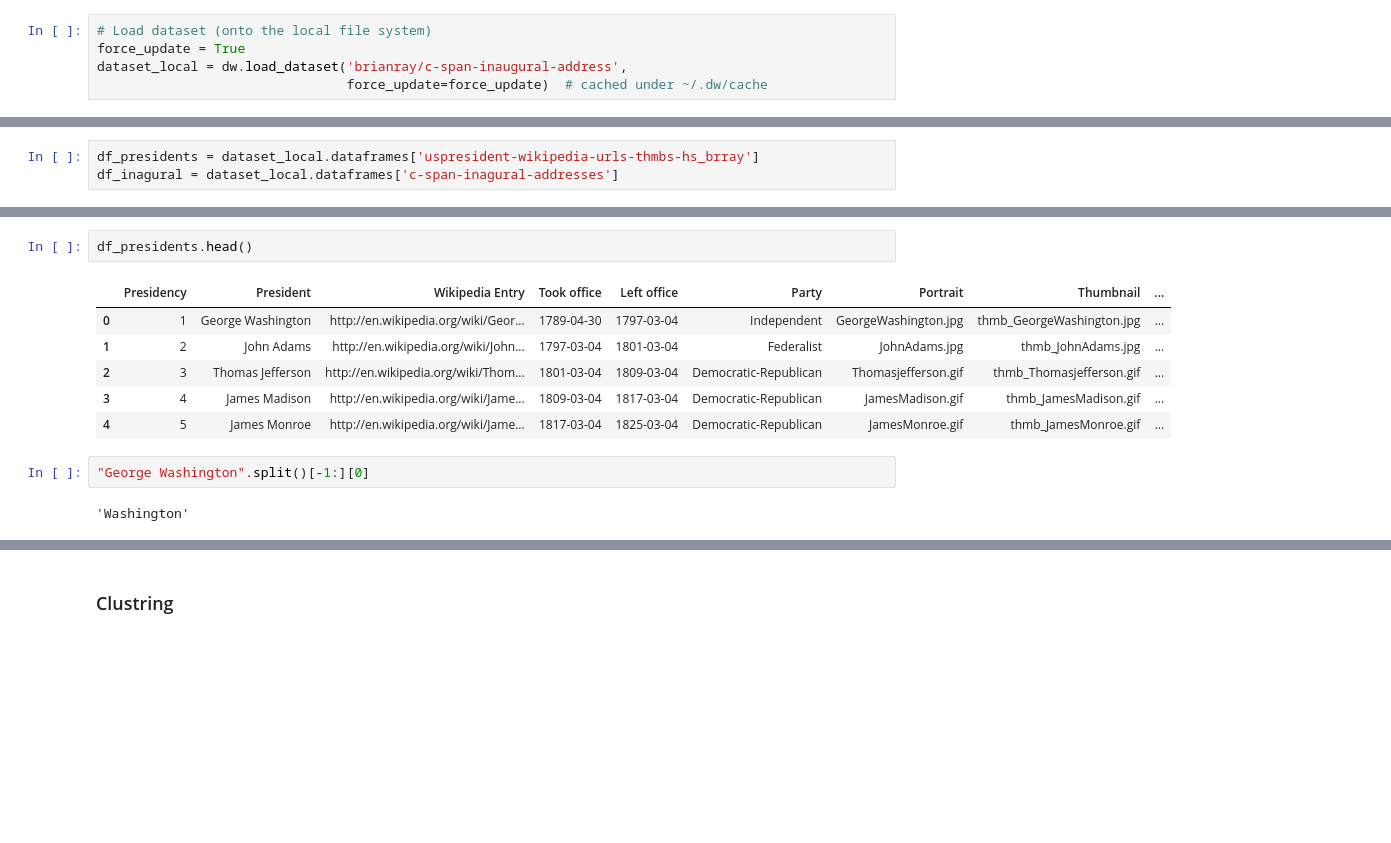
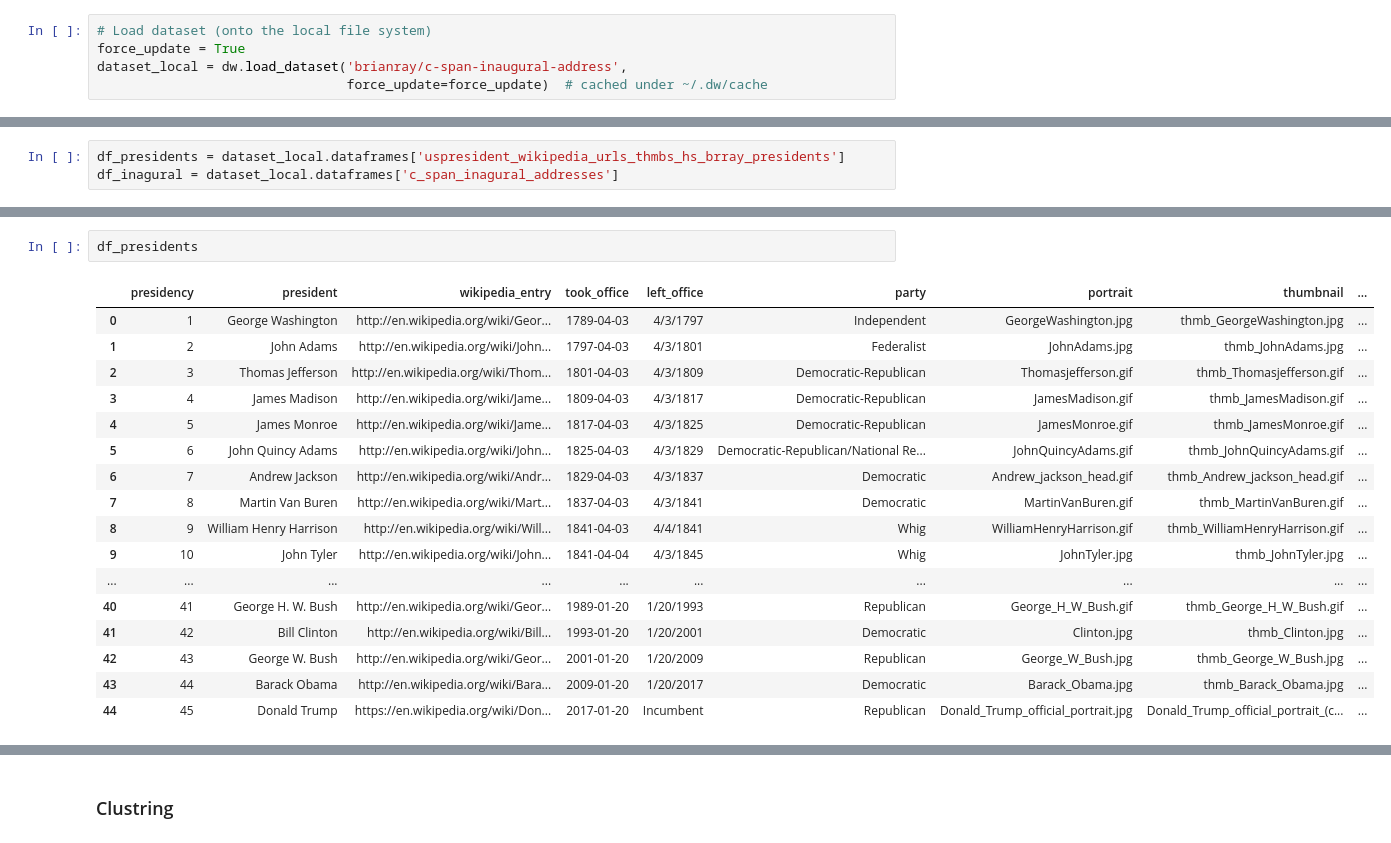
Before and after one commit to brianray/data.world-scripts, a Jupyter notebook: inauguration exploration-datadotworld-doc2vec.ipynb, the cells around one changed output, grey strips where cells are left out. Saved outputs shown, nothing was run; the diff lists cells and outputs as text; blank space fills up the shorter version.

```diff
--- a/inauguration exploration-datadotworld-doc2vec.ipynb
+++ b/inauguration exploration-datadotworld-doc2vec.ipynb
@@ -48,4 +58,4 @@ LazyLoadedDict({'uspresident-wikipedia-urls-thmbs-hs_brray': LazyLoadedValue(<pa
 # %%
-df_presidents = dataset_local.dataframes['uspresident-wikipedia-urls-thmbs-hs_brray']
-df_inagural = dataset_local.dataframes['c-span-inagural-addresses']
+df_presidents = dataset_local.dataframes['uspresident_wikipedia_urls_thmbs_hs_brray_presidents']
+df_inagural = dataset_local.dataframes['c_span_inagural_addresses']
 # %%
@@ -60,13 +81,20 @@ df_inagural.head()
 # %%
-df_presidents.head()
+df_presidents
 # %% [output]
-|  | Presidency | President | Wikipedia Entry | Took office | Left office | Party | Portrait | Thumbnail | ... |
-| 0 | 1 | George Washington | http://en.wikipedia.org/wiki/Geor... | 1789-04-30 | 1797-03-04 | Independent | GeorgeWashington.jpg | thmb_GeorgeWashington.jpg | ... |
-| 1 | 2 | John Adams | http://en.wikipedia.org/wiki/John... | 1797-03-04 | 1801-03-04 | Federalist | JohnAdams.jpg | thmb_JohnAdams.jpg | ... |
-| 2 | 3 | Thomas Jefferson | http://en.wikipedia.org/wiki/Thom... | 1801-03-04 | 1809-03-04 | Democratic-Republican | Thomasjefferson.gif | thmb_Thomasjefferson.gif | ... |
-| 3 | 4 | James Madison | http://en.wikipedia.org/wiki/Jame... | 1809-03-04 | 1817-03-04 | Democratic-Republican | JamesMadison.gif | thmb_JamesMadison.gif | ... |
-| 4 | 5 | James Monroe | http://en.wikipedia.org/wiki/Jame... | 1817-03-04 | 1825-03-04 | Democratic-Republican | JamesMonroe.gif | thmb_JamesMonroe.gif | ... |
+|  | presidency | president | wikipedia_entry | took_office | left_office | party | portrait | thumbnail | ... |
+| 0 | 1 | George Washington | http://en.wikipedia.org/wiki/Geor... | 1789-04-03 | 4/3/1797 | Independent | GeorgeWashington.jpg | thmb_GeorgeWashington.jpg | ... |
+| 1 | 2 | John Adams | http://en.wikipedia.org/wiki/John... | 1797-04-03 | 4/3/1801 | Federalist | JohnAdams.jpg | thmb_JohnAdams.jpg | ... |
+| 2 | 3 | Thomas Jefferson | http://en.wikipedia.org/wiki/Thom... | 1801-04-03 | 4/3/1809 | Democratic-Republican | Thomasjefferson.gif | thmb_Thomasjefferson.gif | ... |
+| 3 | 4 | James Madison | http://en.wikipedia.org/wiki/Jame... | 1809-04-03 | 4/3/1817 | Democratic-Republican | JamesMadison.gif | thmb_JamesMadison.gif | ... |
+| 4 | 5 | James Monroe | http://en.wikipedia.org/wiki/Jame... | 1817-04-03 | 4/3/1825 | Democratic-Republican | JamesMonroe.gif | thmb_JamesMonroe.gif | ... |
+| 5 | 6 | John Quincy Adams | http://en.wikipedia.org/wiki/John... | 1825-04-03 | 4/3/1829 | Democratic-Republican/National Re... | JohnQuincyAdams.gif | thmb_JohnQuincyAdams.gif | ... |
+| 6 | 7 | Andrew Jackson | http://en.wikipedia.org/wiki/Andr... | 1829-04-03 | 4/3/1837 | Democratic | Andrew_jackson_head.gif | thmb_Andrew_jackson_head.gif | ... |
+| 7 | 8 | Martin Van Buren | http://en.wikipedia.org/wiki/Mart... | 1837-04-03 | 4/3/1841 | Democratic | MartinVanBuren.gif | thmb_MartinVanBuren.gif | ... |
+| 8 | 9 | William Henry Harrison | http://en.wikipedia.org/wiki/Will... | 1841-04-03 | 4/4/1841 | Whig | WilliamHenryHarrison.gif | thmb_WilliamHenryHarrison.gif | ... |
+| 9 | 10 | John Tyler | http://en.wikipedia.org/wiki/John... | 1841-04-04 | 4/3/1845 | Whig | JohnTyler.jpg | thmb_JohnTyler.jpg | ... |
+| ... | ... | ... | ... | ... | ... | ... | ... | ... | ... |
+| 40 | 41 | George H. W. Bush | http://en.wikipedia.org/wiki/Geor... | 1989-01-20 | 1/20/1993 | Republican | George_H_W_Bush.gif | thmb_George_H_W_Bush.gif | ... |
+| 41 | 42 | Bill Clinton | http://en.wikipedia.org/wiki/Bill... | 1993-01-20 | 1/20/2001 | Democratic | Clinton.jpg | thmb_Clinton.jpg | ... |
+| 42 | 43 | George W. Bush | http://en.wikipedia.org/wiki/Geor... | 2001-01-20 | 1/20/2009 | Republican | George_W_Bush.jpg | thmb_George_W_Bush.jpg | ... |
+| 43 | 44 | Barack Obama | http://en.wikipedia.org/wiki/Bara... | 2009-01-20 | 1/20/2017 | Democratic | Barack_Obama.jpg | thmb_Barack_Obama.jpg | ... |
+| 44 | 45 | Donald Trump | https://en.wikipedia.org/wiki/Don... | 2017-01-20 | Incumbent | Republican | Donald_Trump_official_portrait.jpg | Donald_Trump_official_portrait_(c... | ... |
-# %%
-"George Washington".split()[-1:][0]
-# %% [output]
-'Washington'
```
Also changed, not shown: parts of 23 cells of this notebook, 2 other files.
